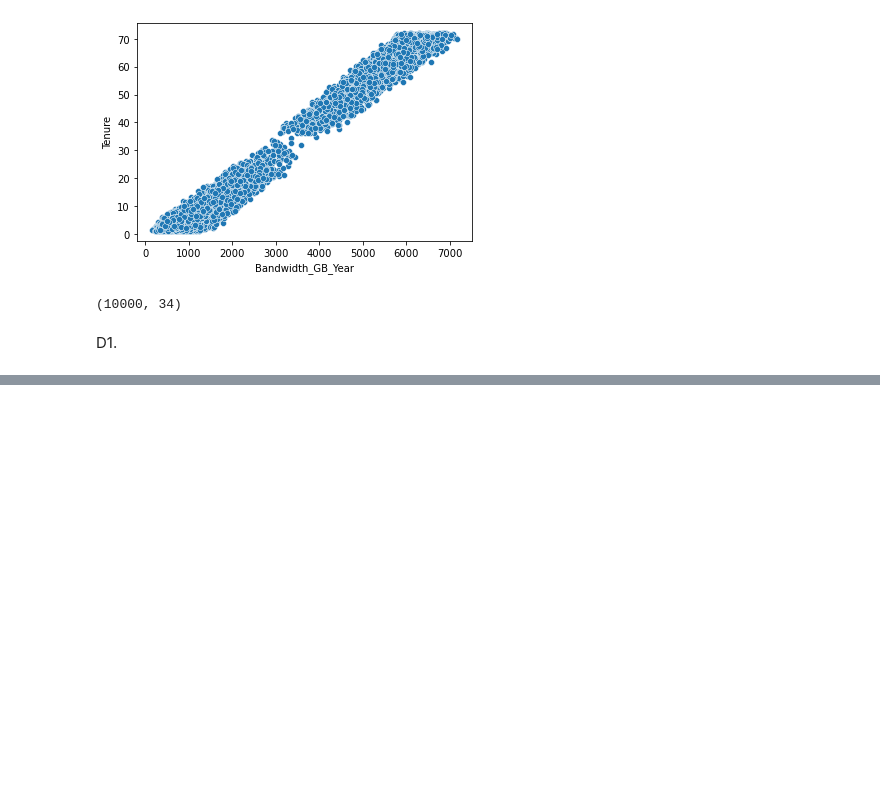
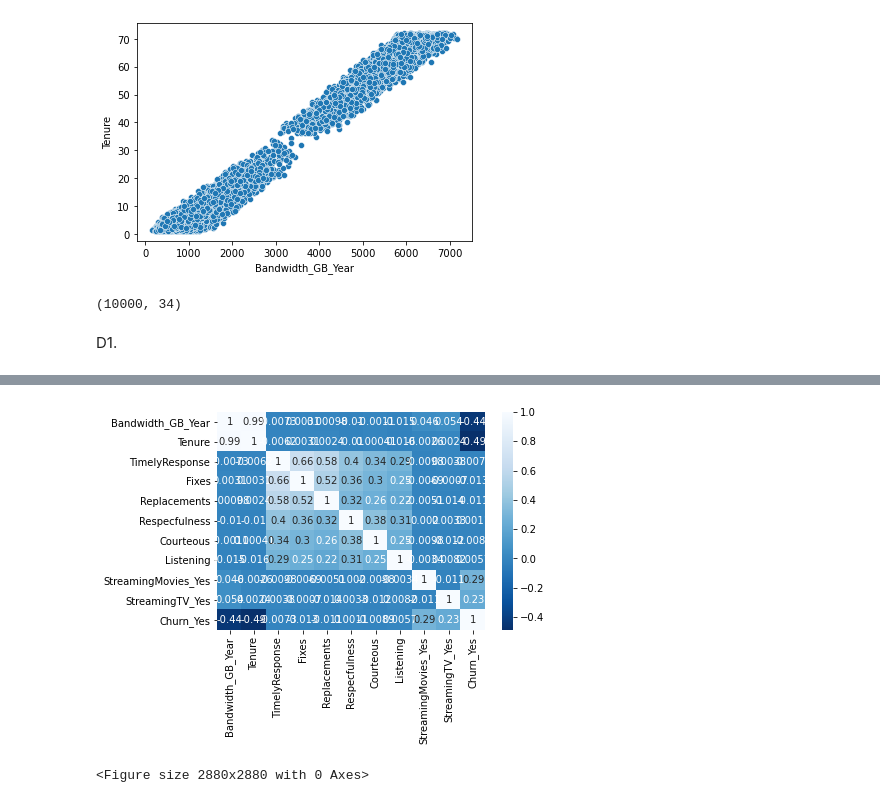
Before and after one commit to michaelle93/D208PA1, a Jupyter notebook: D208PA1tenure.ipynb, the cells around one changed output, grey strips where cells are left out. Drawn from its saved outputs; the diff is of its cells as text; code cells hidden in the pictures; blank space fills up the shorter version.

```diff
--- a/D208PA1tenure.ipynb
+++ b/D208PA1tenure.ipynb
@@ -420,0 +435,9 @@ strong multicollinearity or other numerical problems.
+# %%
+churn_corr = df[['Bandwidth_GB_Year', 'Tenure', 'TimelyResponse', 'Fixes', 'Replacements', 'Respecfulness', 'Courteous', 'Listening','StreamingMovies_Yes', 'StreamingTV_Yes', 'Churn_Yes']]
+
+sns.heatmap(churn_corr.corr(), cmap='Blues_r', annot=True)
+plt.figure(figsize=(40,40))
+plt.show()
+# %% [output]
+[figure, added]
+<Figure size 2880x2880 with 0 Axes>
```
Also changed, not shown: parts of 17 cells of this notebook.
